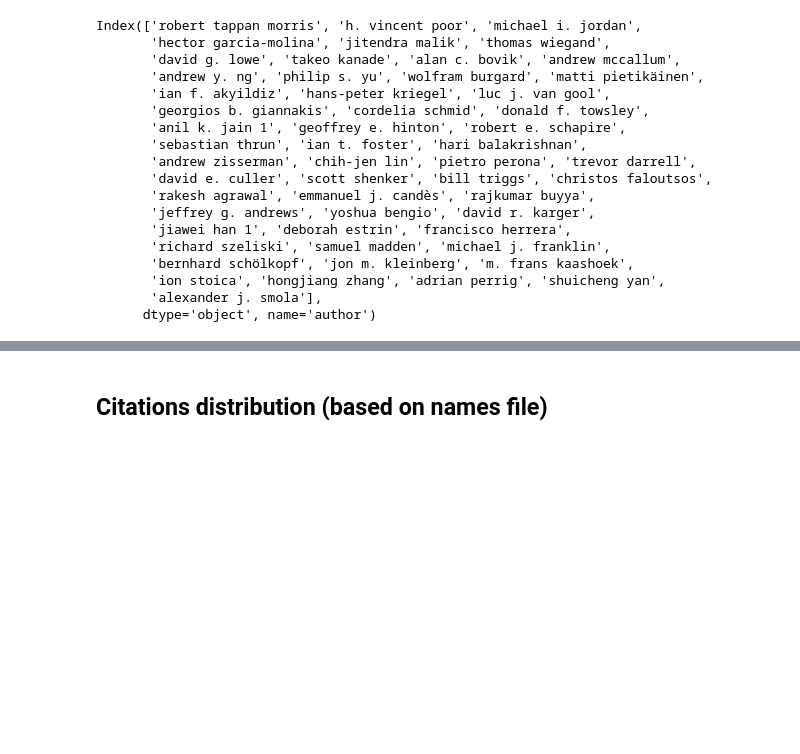
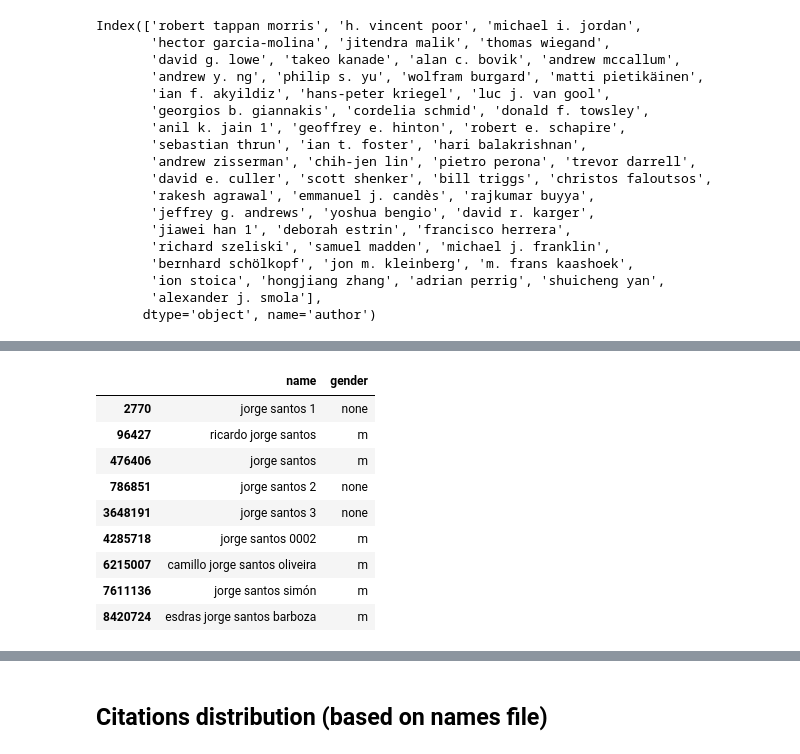
Before and after one commit to gesiscss/inequality, a Jupyter notebook: 1.Descriptive.ipynb, the cells around one changed output, grey strips where cells are left out. Saved outputs shown, nothing was run; the diff lists cells and outputs as text; code cells hidden in the pictures; blank space fills up the shorter version.

```diff
--- a/1.Descriptive.ipynb
+++ b/1.Descriptive.ipynb
@@ -272,0 +275,2 @@ Index(['robert tappan morris', 'h. vincent poor', 'michael i. jordan',
+# %%
+gender_old = pd.read_csv('./data/name_gender_2017_asiansAsNone.txt')
@@ -272,0 +297,15 @@ Index(['robert tappan morris', 'h. vincent poor', 'michael i. jordan',
+# %%
+gender_old = gender_old.drop_duplicates()
+# %%
+gender_old[gender_old.name.str.contains("jorge santos")]
+# %% [output]
+|  | name | gender |
+| 2770 | jorge santos 1 | none |
+| 96427 | ricardo jorge santos | m |
+| 476406 | jorge santos | m |
+| 786851 | jorge santos 2 | none |
+| 3648191 | jorge santos 3 | none |
+| 4285718 | jorge santos 0002 | m |
+| 6215007 | camillo jorge santos oliveira | m |
+| 7611136 | jorge santos simón | m |
+| 8420724 | esdras jorge santos barboza | m |
```
Also changed, not shown: parts of 12 cells of this notebook.
